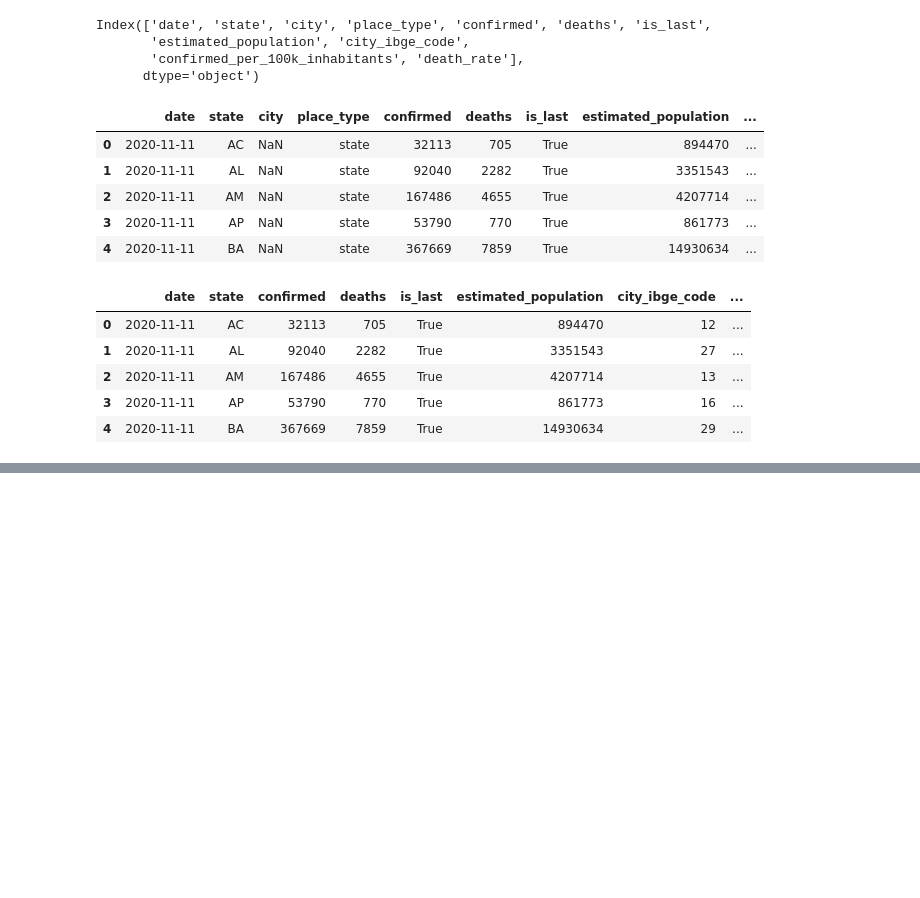
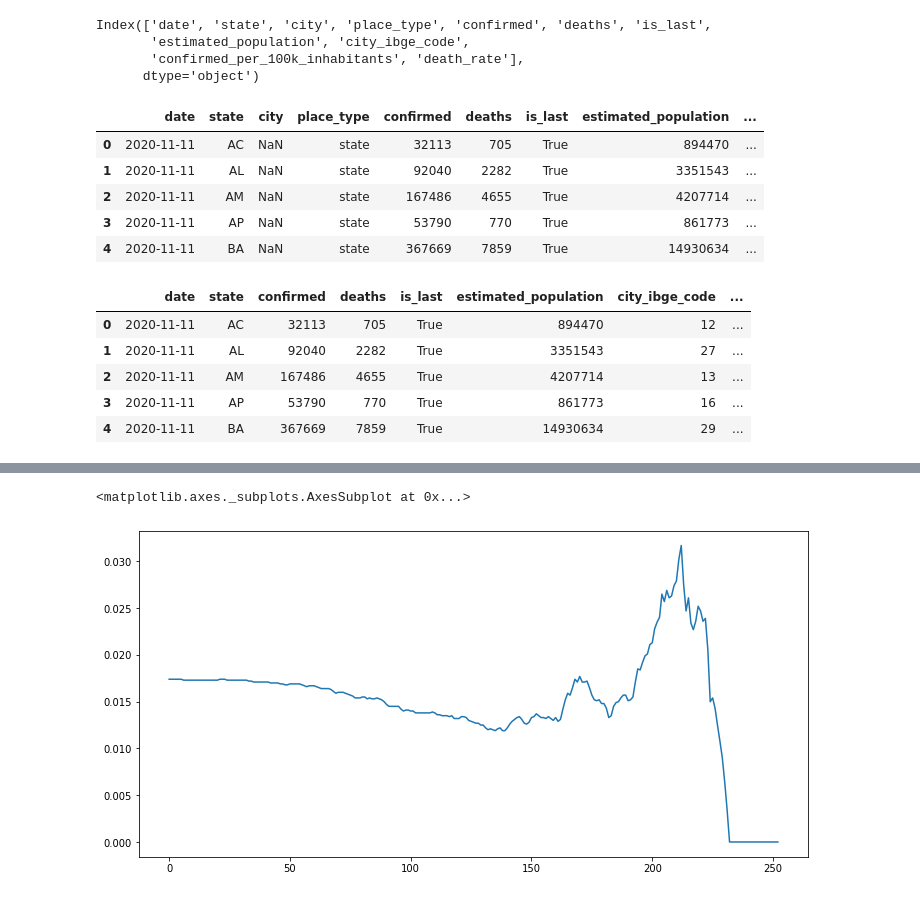
Before and after one commit to KiSobral/Covid19-Analysis, a Jupyter notebook: CovidAnalysis.ipynb, the cells around one changed output, grey strips where cells are left out. Drawn from its saved outputs; the diff is of its cells as text; code cells hidden in the pictures; blank space fills up the shorter version.

```diff
--- a/CovidAnalysis.ipynb
+++ b/CovidAnalysis.ipynb
@@ -89,0 +102,2 @@ Text(0.5, 1.0, 'Número total de casos por Unidade da Federação')
+# %%
+df_history = pd.read_csv('/content/drive/MyDrive/Bootcamp/covid19-distrito_federal.csv')
@@ -89,0 +111,5 @@ Text(0.5, 1.0, 'Número total de casos por Unidade da Federação')
+# %%
+df_history.death_rate.plot(figsize=(12,6))
+# %% [output]
+<matplotlib.axes._subplots.AxesSubplot at 0x...>
+[figure, added]
```
Also changed, not shown: parts of 21 cells of this notebook.
